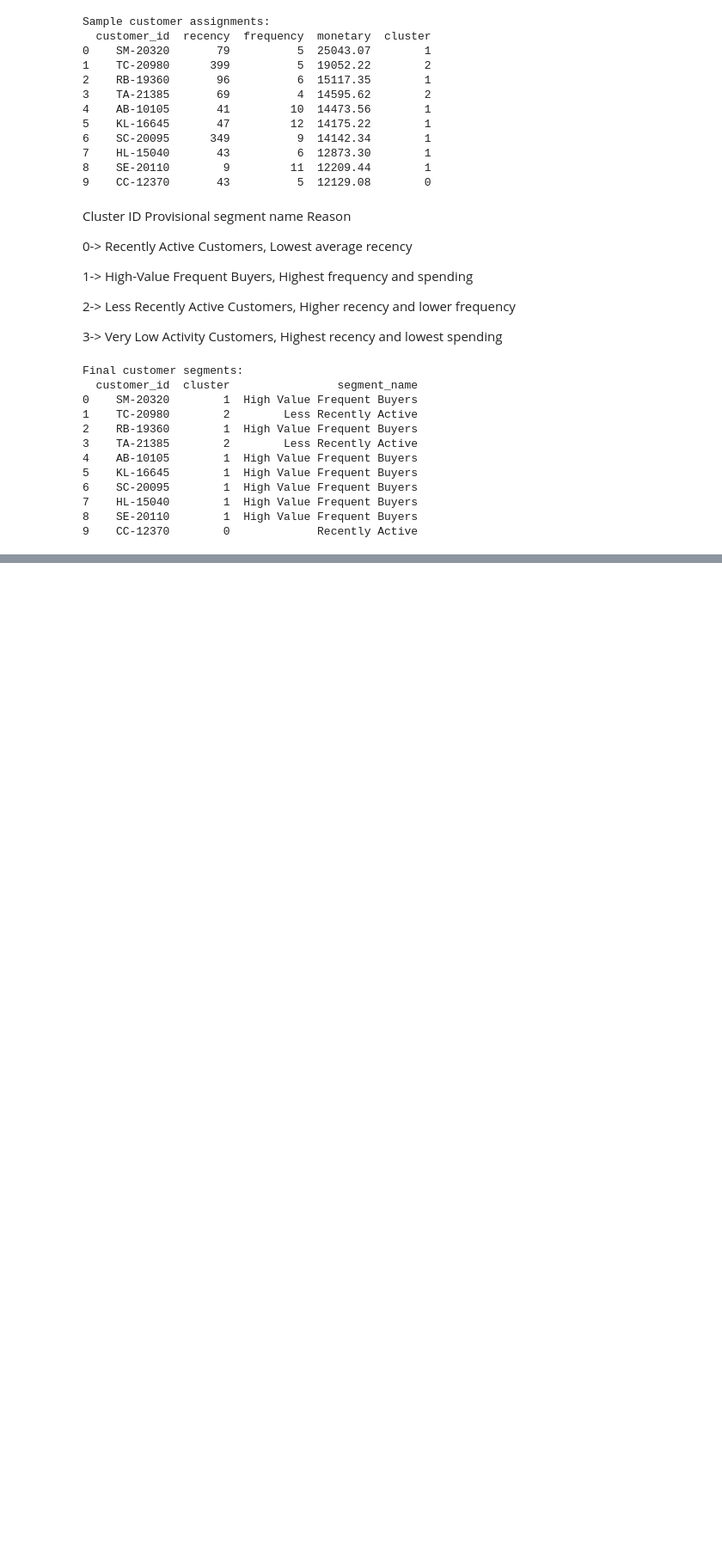
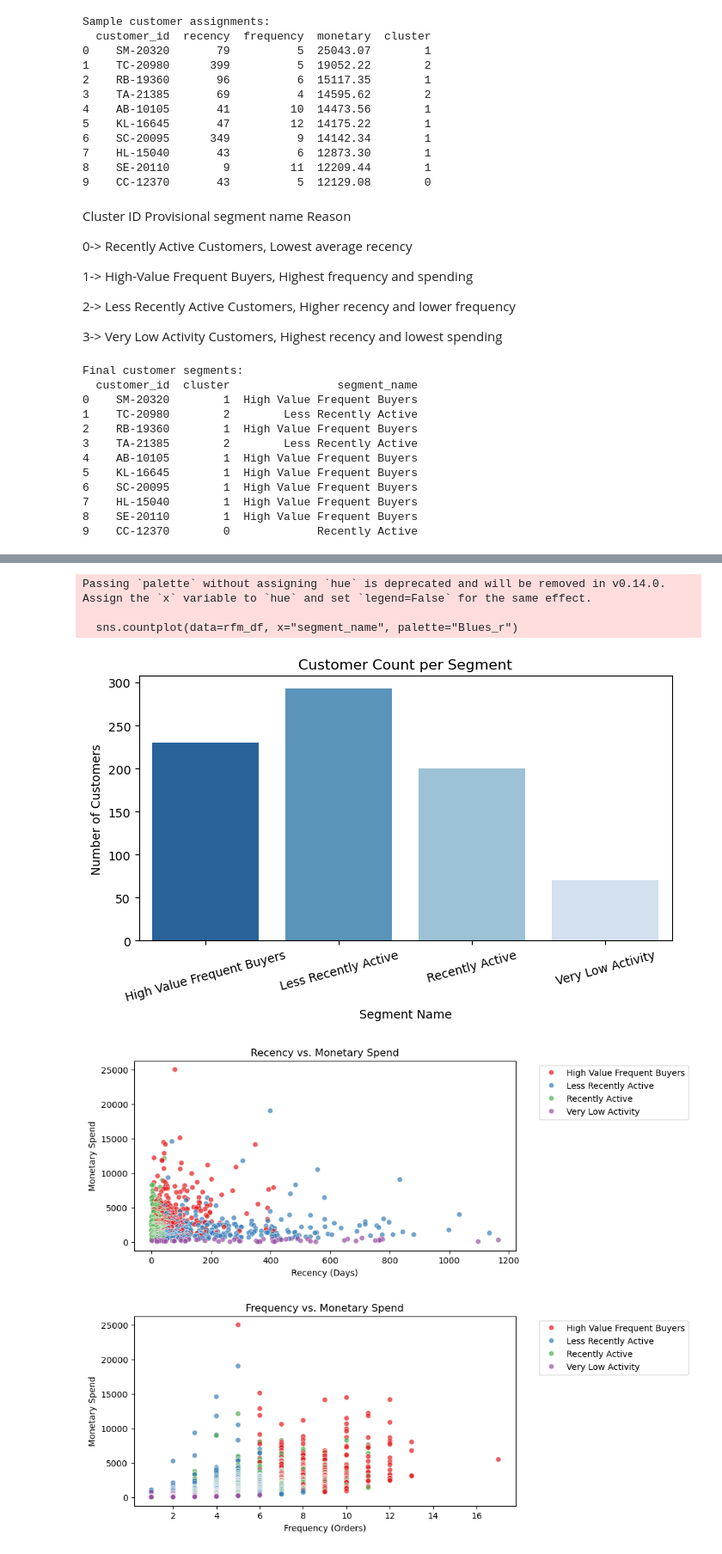
Before and after one commit to Aljubina/Medallion-Sales-Data-Pipeline, a Jupyter notebook: ml/segmentation/train.ipynb, the cells around one changed output, grey strips where cells are left out. Shown at 86% size. Saved outputs shown, nothing was run; the diff lists cells and outputs as text; code cells hidden in the pictures; blank space fills up the shorter version.

Commit message:
model saved using joblib and visualization

```diff
--- a/ml/segmentation/train.ipynb
+++ b/ml/segmentation/train.ipynb
@@ -515,0 +560,55 @@ Final customer segments:
+# %%
+# ============================================================
+# 16. Visualize Customer Segments (Simple Version)
+# ============================================================
+
+import matplotlib.pyplot as plt
+import seaborn as sns
+
+# 1. Bar Chart: Customer count per segment
+plt.figure(figsize=(8, 4))
+sns.countplot(data=rfm_df, x="segment_name", palette="Blues_r")
+plt.title("Customer Count per Segment")
+plt.xlabel("Segment Name")
+plt.ylabel("Number of Customers")
+plt.xticks(rotation=15)
+plt.show()
+
+# 2. Scatter Plot: Recency vs Monetary
+plt.figure(figsize=(8, 4))
+sns.scatterplot(
+    data=rfm_df,
+    x="recency",
+    y="monetary",
+    hue="segment_name",
+    palette="Set1",
+    alpha=0.7
+)
+plt.title("Recency vs. Monetary Spend")
+plt.xlabel("Recency (Days)")
+plt.ylabel("Monetary Spend")
+plt.legend(bbox_to_anchor=(1.05, 1), loc="upper left")
+plt.show()
+
+# 3. Scatter Plot: Frequency vs Monetary
+plt.figure(figsize=(8, 4))
+sns.scatterplot(
+    data=rfm_df,
+    x="frequency",
+    y="monetary",
+    hue="segment_name",
+    palette="Set1",
+    alpha=0.7
+)
+plt.title("Frequency vs. Monetary Spend")
+plt.xlabel("Frequency (Orders)")
+plt.ylabel("Monetary Spend")
+plt.legend(bbox_to_anchor=(1.05, 1), loc="upper left")
+plt.show()
+# %% [output]
+Passing `palette` without assigning `hue` is deprecated and will be removed in v0.14.0. Assign the `x` variable to `hue` and set `legend=False` for the same effect.
+
+  sns.countplot(data=rfm_df, x="segment_name", palette="Blues_r")
+[figure, added]
+[figure, added]
+[figure, added]
```
Also changed, not shown: parts of 2 cells of this notebook, 3 other files.
